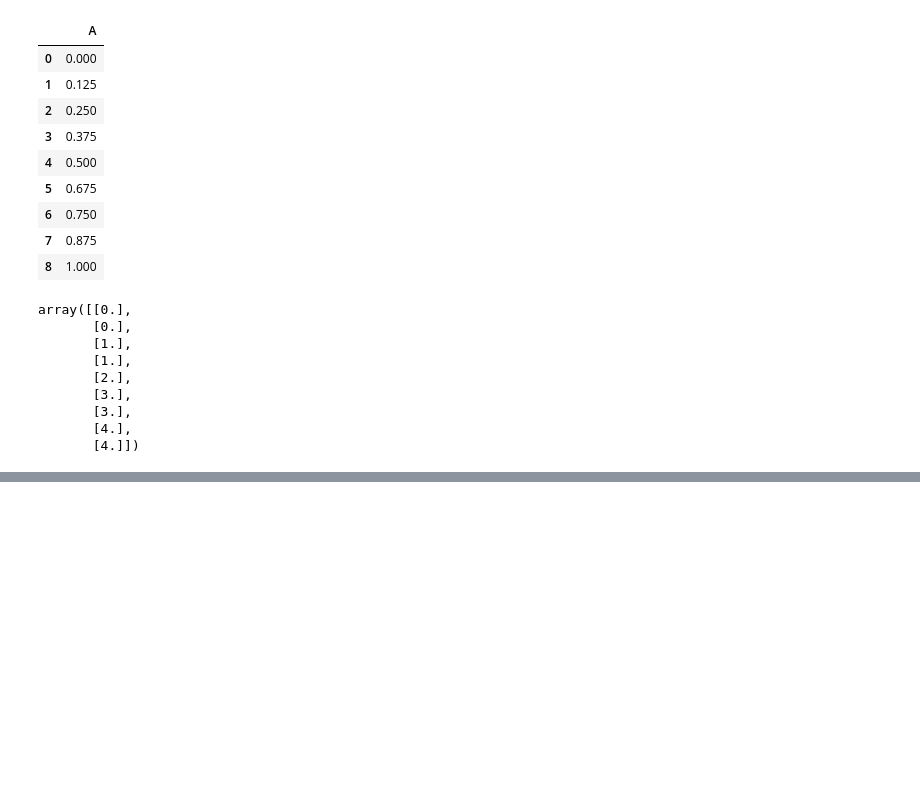
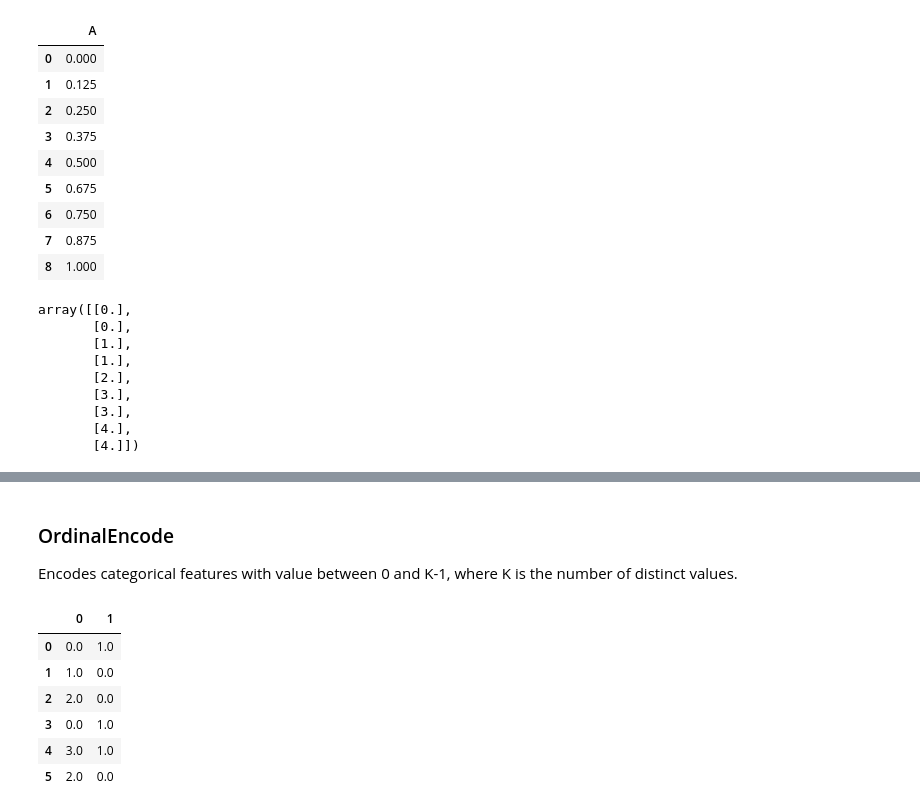
Before and after one commit to AnvayRaj/MLP-Notes, a Jupyter notebook: Week_2.ipynb, the cells around one changed output, grey strips where cells are left out. Cells and saved outputs as stored; diff of their text form; code cells hidden in the pictures; blank space fills up the shorter version.

```diff
--- a/Week_2.ipynb
+++ b/Week_2.ipynb
@@ -361,0 +413,23 @@ array([[0.],
+# %% [markdown]
+### OrdinalEncode
+
+Encodes categorical features with value between 0 and K-1, where K is the number of distinct values.
+# %%
+from sklearn.preprocessing import OrdinalEncoder
+
+X = pd.DataFrame({
+    'A': [1, 2, 6, 1, 8, 6],
+    'B': ['male', 'female', 'female', 'male', 'male', 'female']
+})
+
+oe = OrdinalEncoder()
+X = pd.DataFrame(oe.fit_transform(X))
+X
+# %% [output]
+|  | 0 | 1 |
+| 0 | 0.0 | 1.0 |
+| 1 | 1.0 | 0.0 |
+| 2 | 2.0 | 0.0 |
+| 3 | 0.0 | 1.0 |
+| 4 | 3.0 | 1.0 |
+| 5 | 2.0 | 0.0 |
```
Also changed, not shown: parts of 19 cells of this notebook.
